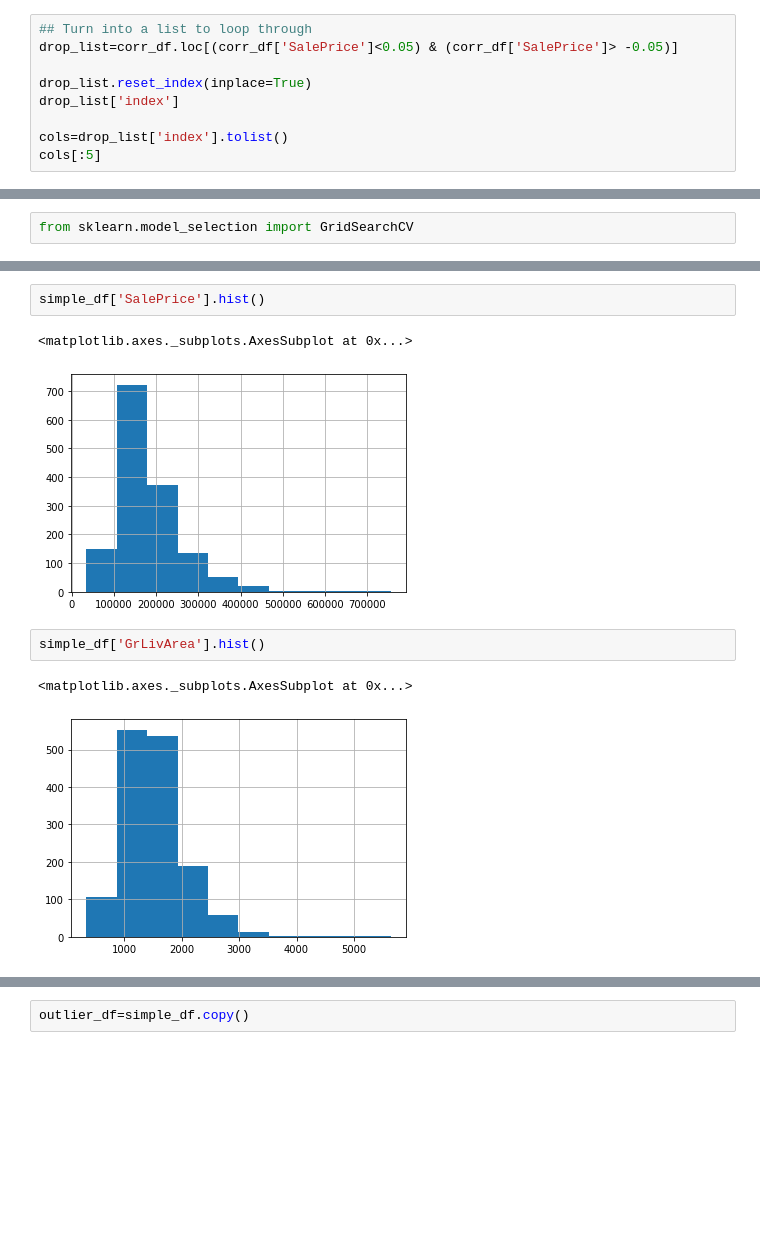
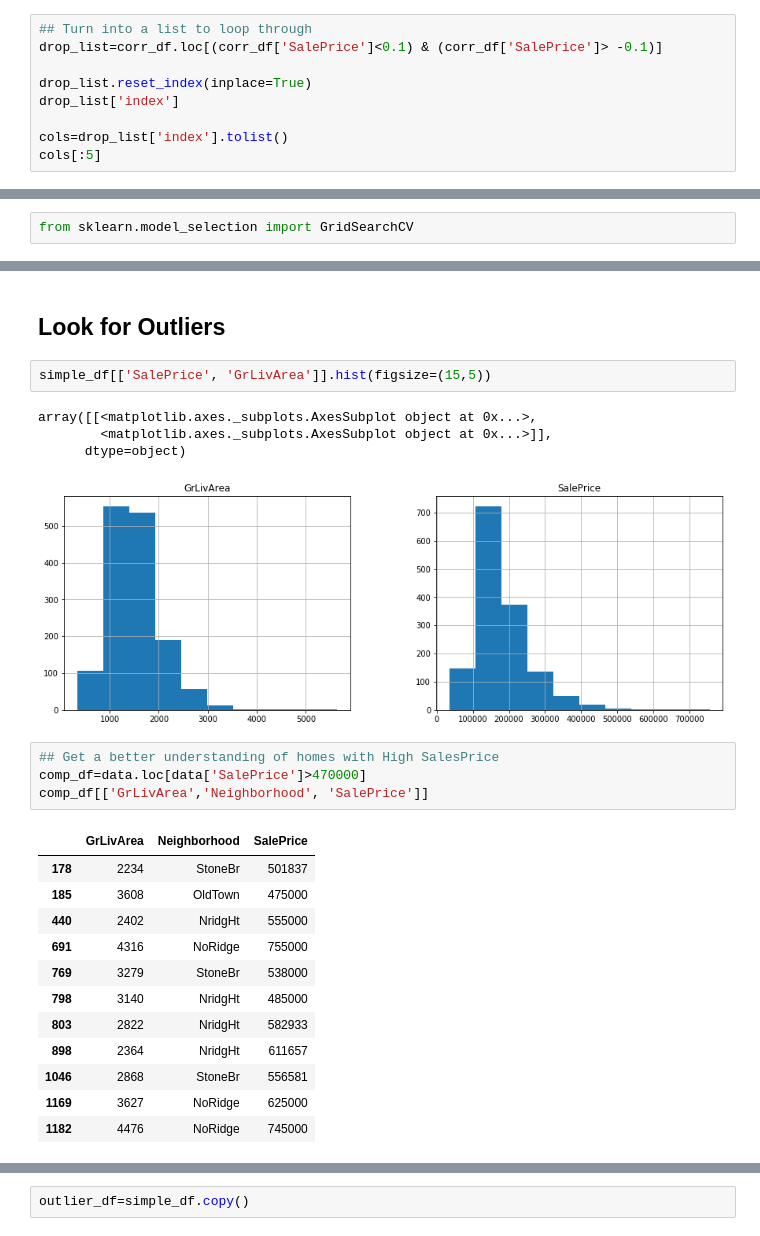
Before and after one commit to ChrisJtron/Ames_Iowa_Predictions, a Jupyter notebook: Kaggle_Housing_Prices/Random_Forest2.ipynb, the cells around one changed output, grey strips where cells are left out. Cells and saved outputs as stored; diff of their text form; blank space fills up the shorter version.

```diff
--- a/Kaggle_Housing_Prices/Random_Forest2.ipynb
+++ b/Kaggle_Housing_Prices/Random_Forest2.ipynb
@@ -569,7 +645,7 @@ corr_df.reset_index().head()
 ## Play with dropped columns starting here
 # %%
 ## Turn into a list to loop through
-drop_list=corr_df.loc[(corr_df['SalePrice']<0.05) & (corr_df['SalePrice']> -0.05)]
+drop_list=corr_df.loc[(corr_df['SalePrice']<0.1) & (corr_df['SalePrice']> -0.1)]
 
 drop_list.reset_index(inplace=True)
 drop_list['index']
@@ -753,11 +772,27 @@ for mean_score, params in zip(cvres['mean_test_score'], cvres['params']):
+# %% [markdown]
+## Look for Outliers
 # %%
-simple_df['SalePrice'].hist()
+simple_df[['SalePrice', 'GrLivArea']].hist(figsize=(15,5))
 # %% [output]
-<matplotlib.axes._subplots.AxesSubplot at 0x...>
+array([[<matplotlib.axes._subplots.AxesSubplot object at 0x...>,
+        <matplotlib.axes._subplots.AxesSubplot object at 0x...>]],
+      dtype=object)
-[figure, old version]
+[figure, new version]
-# %%
-simple_df['GrLivArea'].hist()
-# %% [output]
-<matplotlib.axes._subplots.AxesSubplot at 0x...>
-[figure, removed]
+# %%
+## Get a better understanding of homes with High SalesPrice
+comp_df=data.loc[data['SalePrice']>470000]
+comp_df[['GrLivArea','Neighborhood', 'SalePrice']]
+# %% [output]
+|  | GrLivArea | Neighborhood | SalePrice |
+| 178 | 2234 | StoneBr | 501837 |
+| 185 | 3608 | OldTown | 475000 |
+| 440 | 2402 | NridgHt | 555000 |
+| 691 | 4316 | NoRidge | 755000 |
+| 769 | 3279 | StoneBr | 538000 |
+| 798 | 3140 | NridgHt | 485000 |
+| 803 | 2822 | NridgHt | 582933 |
+| 898 | 2364 | NridgHt | 611657 |
+| 1046 | 2868 | StoneBr | 556581 |
+| 1169 | 3627 | NoRidge | 625000 |
+| 1182 | 4476 | NoRidge | 745000 |
 # %%
```
Also changed, not shown: parts of 57 cells of this notebook.
